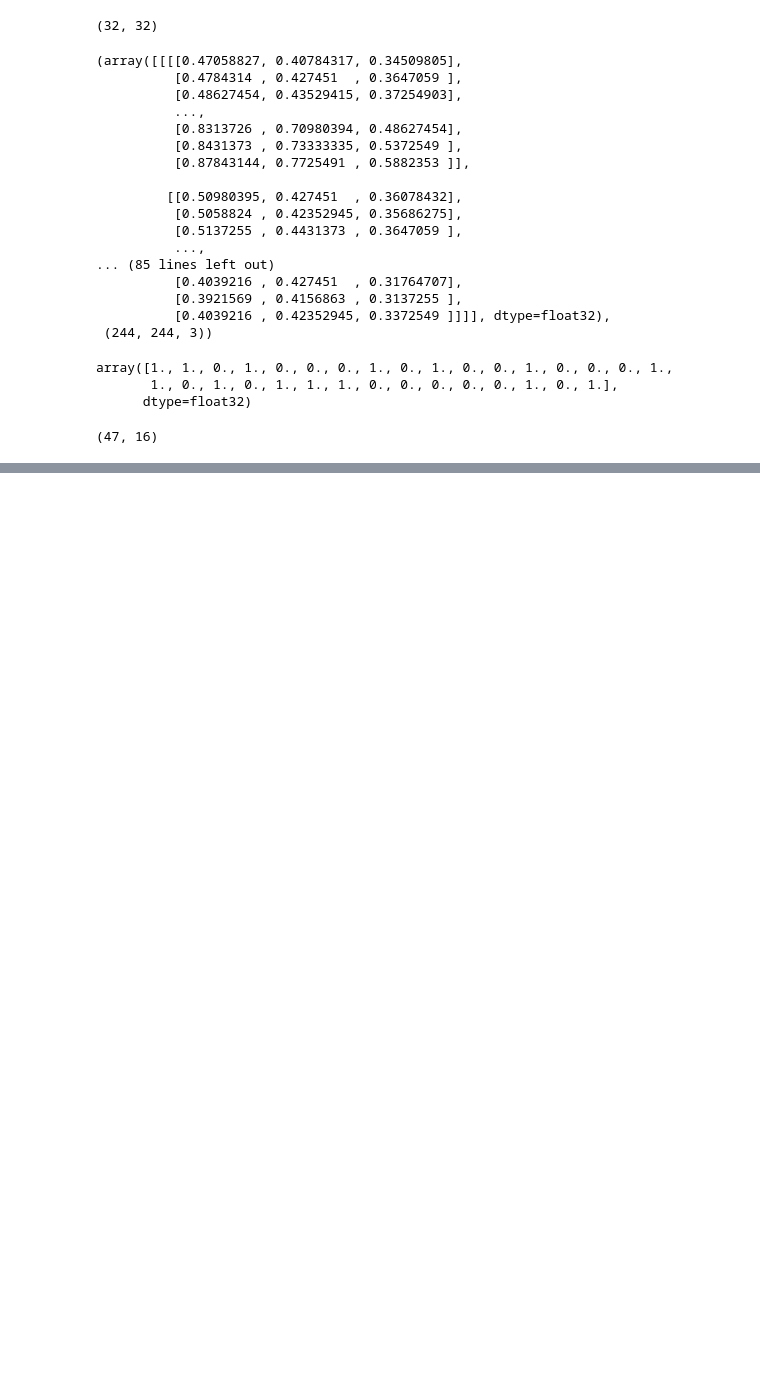
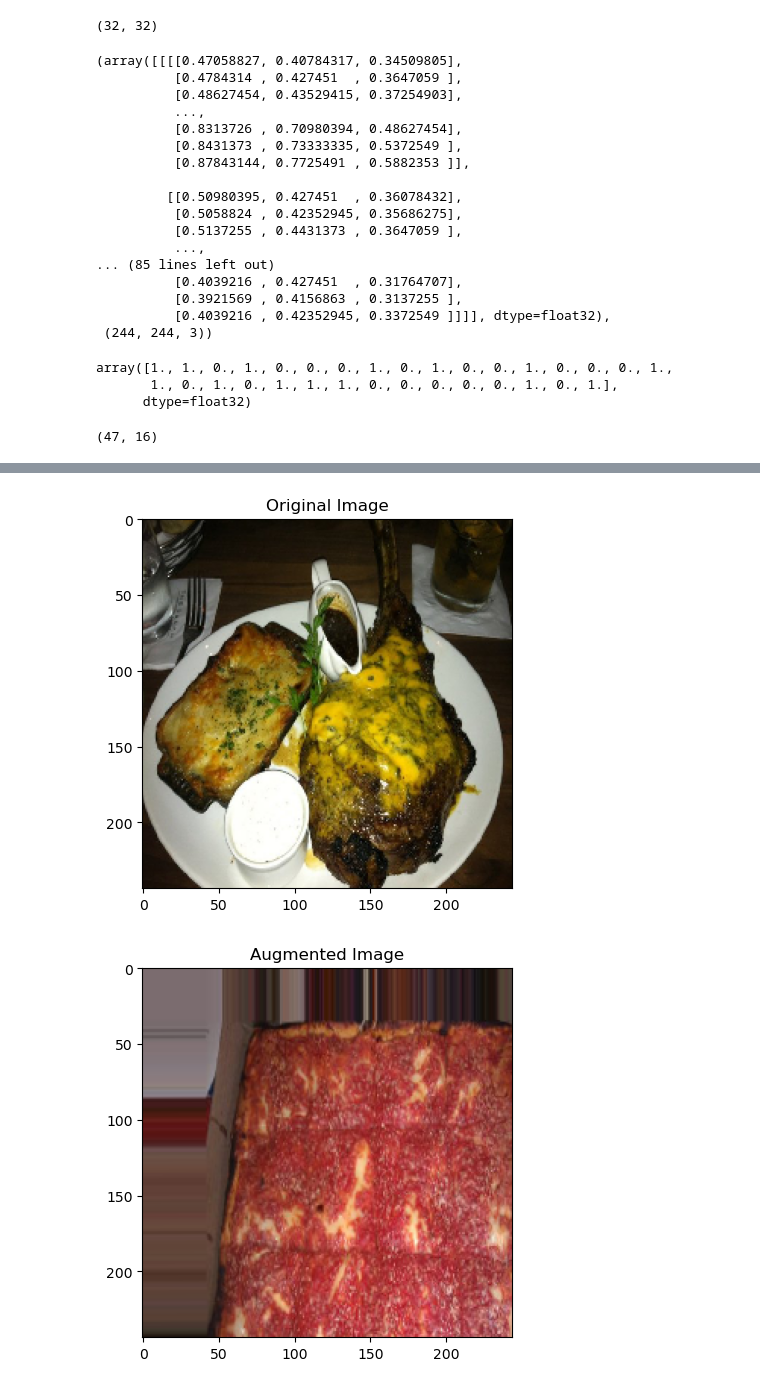
Before and after one commit to vivek11416/tensorFlow, a Jupyter notebook: ConvolutionNN/playground.ipynb, the cells around one changed output, grey strips where cells are left out. Drawn from its saved outputs; the diff is of its cells as text; code cells hidden in the pictures; blank space fills up the shorter version.

```diff
--- a/ConvolutionNN/playground.ipynb
+++ b/ConvolutionNN/playground.ipynb
@@ -369,0 +428,11 @@ plot_loss_curves(history_4)
+# %%
+#019 Breaking our CNN model down part 9 Reducing overfitting with data augmentation
+train_data_augmented = ImageDataGenerator(rescale=1/255.,
+                                          rotation_range=0.2,
+                                          shear_range=0.2,
+                                          zoom_range=0.2,
+                                          width_shift_range=0.2,
+                                          height_shift_range=0.3,
+                                          horizontal_flip=True,)
+train_datagen=ImageDataGenerator(rescale=1/255.)
+test_datagen=ImageDataGenerator(rescale=1/255.)
@@ -369,0 +461,14 @@ plot_loss_curves(history_4)
+# %%
+images,labels = test_data.next()
+augmentd_images,augmented_labels = train_data_augmented.next()
+# %%
+random_number = random.randint(0,31)
+plt.imshow(images[random_number])
+plt.title("Original Image")
+plt.show()
+plt.imshow(augmentd_images[random_number])
+plt.title("Augmented Image")
+plt.show()
+# %% [output]
+[figure, added]
+[figure, added]
```
Also changed, not shown: parts of 23 cells of this notebook, 3 other files.
